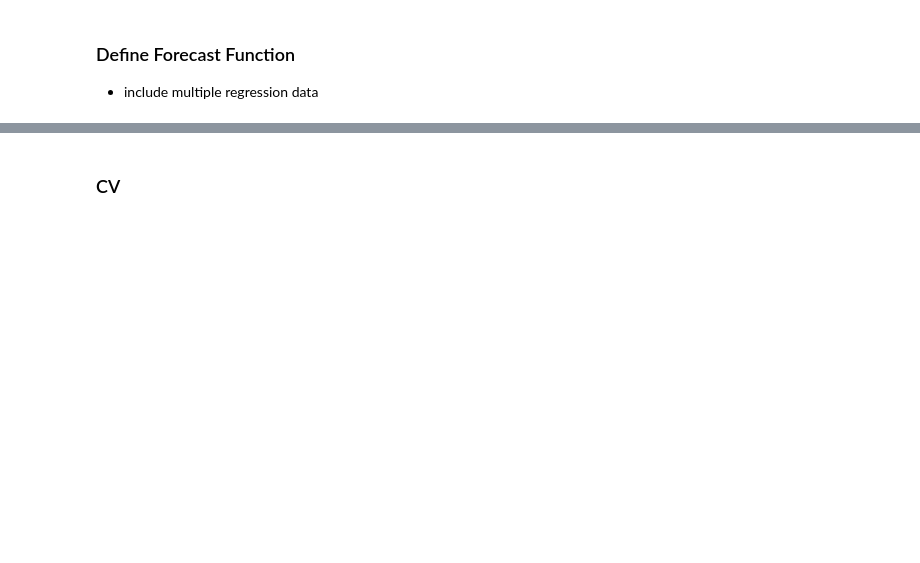
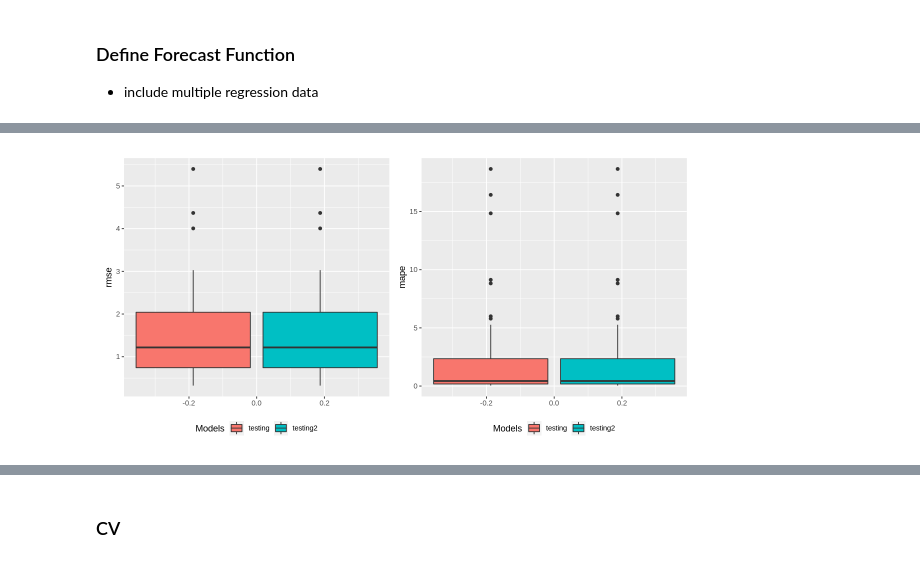
Before and after one commit to lbk209/timeseries, a Jupyter notebook: r_arima_snp500.ipynb, the cells around one changed output, grey strips where cells are left out. Saved outputs shown, nothing was run; the diff lists cells and outputs as text; code cells hidden in the pictures; blank space fills up the shorter version.

```diff
--- a/r_arima_snp500.ipynb
+++ b/r_arima_snp500.ipynb
@@ -1874,0 +1868,4 @@ cv.forecast <- function(x, h, xreg=NULL) {
+# %%
+results.m03 <- my.tsCV(train2n[,1], cv.forecast, h=hori, window=w, step=peri,
+                       xreg=xreg, xreg.mize=hori)
+m3.r1s <- n.get_result(results.m03, 'testing2')
@@ -1874,0 +1890,4 @@ cv.forecast <- function(x, h, xreg=NULL) {
+# %%
+n.plot_errors(rbind(m3.r1, m3.r1s))
+# %% [output]
+[figure, added]
```
Also changed, not shown: parts of 42 cells of this notebook.
